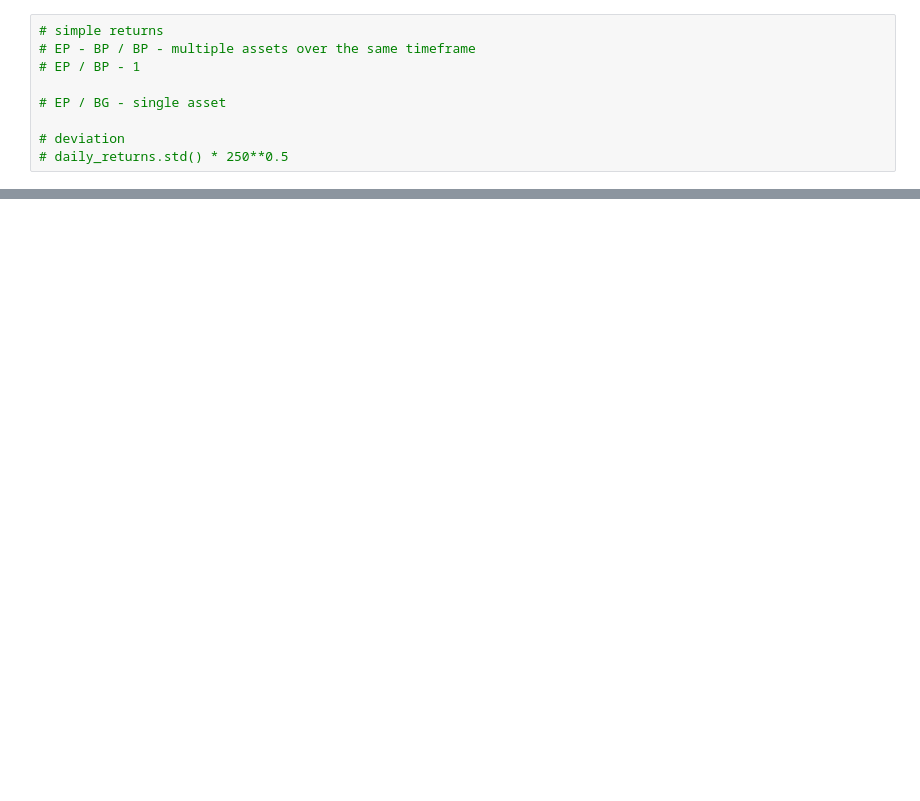
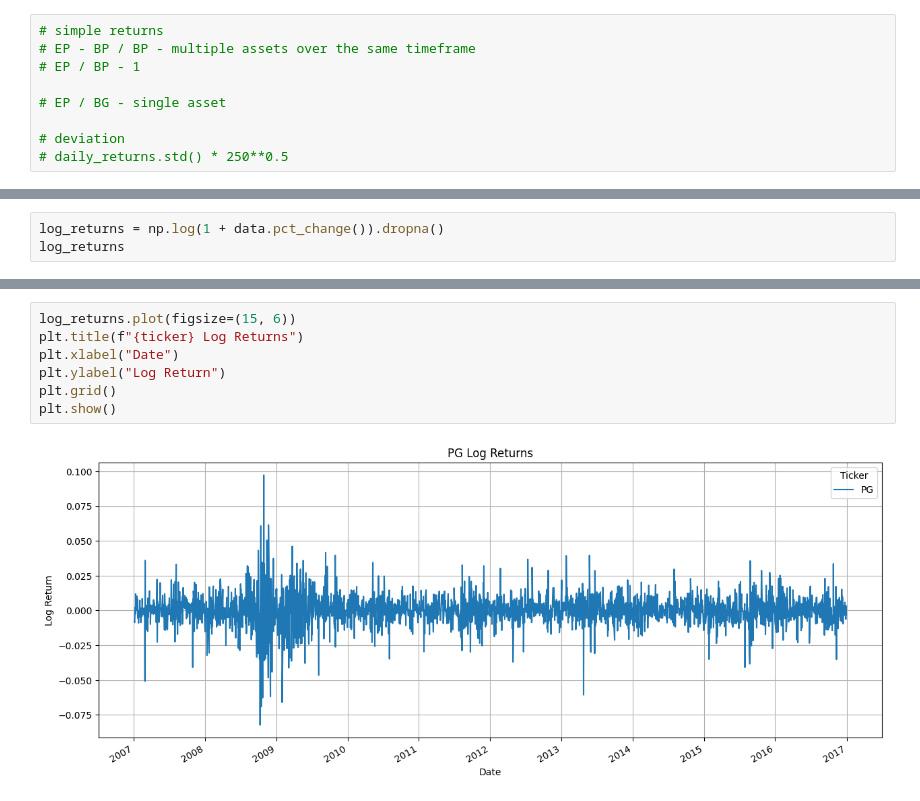
Before and after one commit to Rainspistols/Python-for-Finance, a Jupyter notebook: some.ipynb, the cells around one changed output, grey strips where cells are left out. Drawn from its saved outputs; the diff is of its cells as text; blank space fills up the shorter version.

```diff
--- a/some.ipynb
+++ b/some.ipynb
@@ -102,0 +37,3 @@ plt.show()
+# %%
+log_returns = np.log(1 + data.pct_change()).dropna()
+log_returns
@@ -102,0 +64,9 @@ plt.show()
+# %%
+log_returns.plot(figsize=(15, 6))
+plt.title(f"{ticker} Log Returns")
+plt.xlabel("Date")
+plt.ylabel("Log Return")
+plt.grid()
+plt.show()
+# %% [output]
+[figure, added]
```
Also changed, not shown: parts of 19 cells of this notebook.
